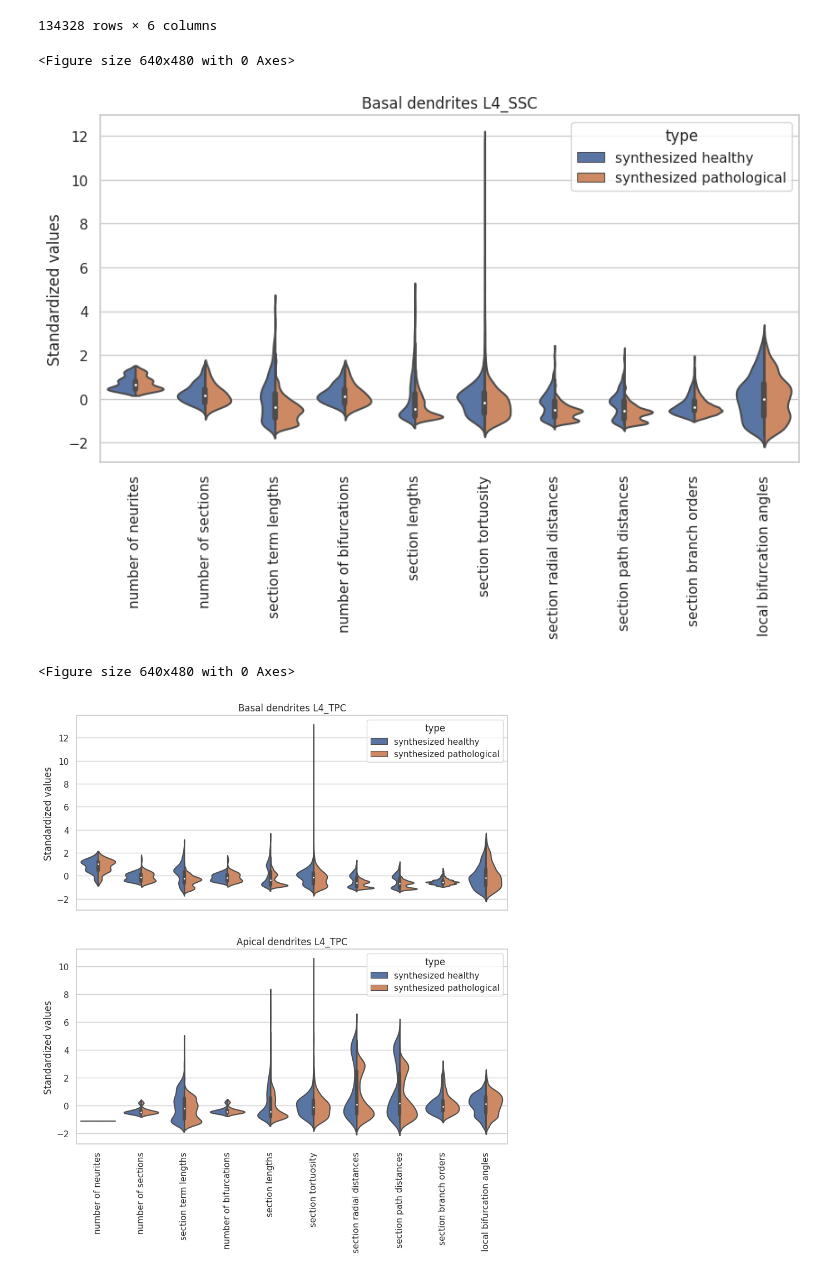
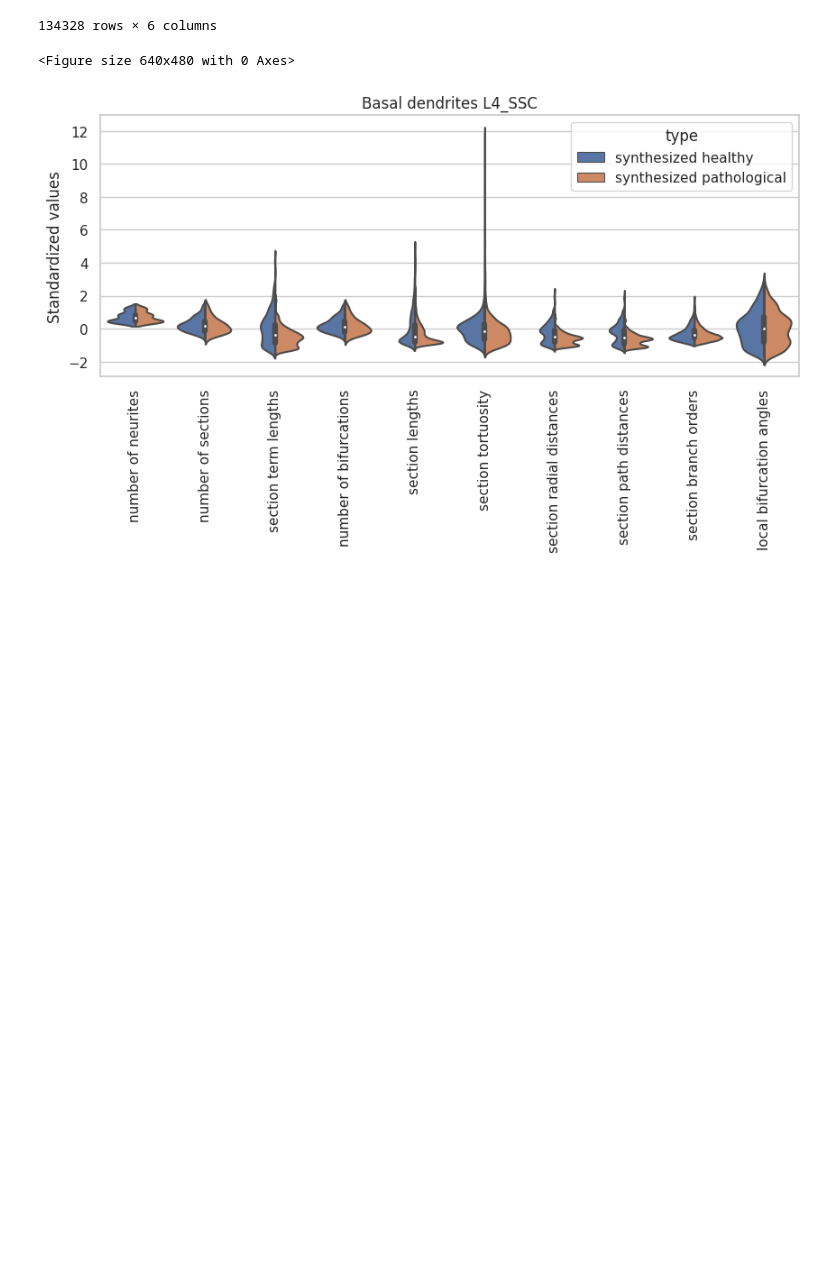
Before and after one commit to jazz031195/NeuroTS, a Jupyter notebook: examples/graphs_ines.ipynb, the cells around one changed output. Cells and saved outputs as stored; diff of their text form; code cells hidden in the pictures; blank space fills up the shorter version.

```diff
--- a/examples/graphs_ines.ipynb
+++ b/examples/graphs_ines.ipynb
@@ -223,0 +231,2 @@ def persistent_diagram_synth_vs_reco(path_synth_health, path_synth_path, type_,
+# %%
+plt.rcParams.keys()
@@ -480,45 +507,56 @@ import pandas as pd
 import seaborn as sns
 import matplotlib.pyplot as plt
 
-groups = ['L4_SSC', 'L4_TPC', 'L4_UPC']
+size = 24
+params = {'axes.labelsize': size,'axes.titlesize':size,'legend.fontsize': size,
+          'xtick.labelsize': size, 'ytick.labelsize': size, 'font.size': size}
+matplotlib.rcParams.update(params)
+
+groups = ['L4_SSC']#['L4_SSC', 'L4_TPC', 'L4_UPC']
 pd_all = pd.read_csv(f'Cortical_morphologies/all_features.csv')
-
 
 # Standardise
 healthy_data = pd_all[pd_all['type'] == 'synthesized healthy']
 
 # Group the healthy data by index and calculate the standard deviation
 std  = healthy_data.groupby('index')['signal'].std()
 mean = healthy_data.groupby('index')['signal'].mean()
 
 # Divide the values by the standard deviation
 pd_all['normalized'] = (pd_all['signal']-pd_all['index'].map(mean)) / pd_all['index'].map(std)
 
 for group in groups:
     plt.figure()
     if not group == 'L4_SSC':
-        fig, axs = plt.subplots(2, 1, figsize=(10,10))
+        fig, axs = plt.subplots(2, 1, figsize=(20, 15))
     else:
         plt.figure(figsize=(10,5))
         sns.set(style = 'whitegrid')
         sns.violinplot(data=pd_all[(pd_all['neurite']=='basal') & (pd_all['group']==group)], x='index', y='normalized', hue="type", split=True)
         plt.xticks(rotation=90)
         plt.xlabel('')
         plt.ylabel('Standardized values')
         plt.title(f'Basal dendrites {group}')
 
 
     if not group == 'L4_SSC':
         sns.set(style = 'whitegrid')
-        sns.violinplot(ax = axs[0], data=pd_all[(pd_all['neurite']=='basal') & (pd_all['group']==group)], x='index', y='normalized', hue="type", split=True)
+        b = sns.violinplot(ax = axs[0], data=pd_all[(pd_all['neurite']=='basal') & (pd_all['group']==group)], x='index',
+                       y='normalized', hue="type", split=True)
         axs[0].set_xticks([])
-        axs[0].set(xlabel='', ylabel='Standardized values', title=f'Basal dendrites {group}')
+        axs[0].set(xlabel='', ylabel='Standardized')
+        b.set_title(f'Basal dendrites {group}', fontsize=size)
+        axs[0].legend(fontsize=size)
 
-        sns.violinplot(ax= axs[1], data=pd_all[(pd_all['neurite']=='apical') & (pd_all['group']==group)], x='index', y='normalized', hue="type", split=True)
+        b = sns.violinplot(ax= axs[1], data=pd_all[(pd_all['neurite']=='apical') & (pd_all['group']==group)], x='index',
+                       y='normalized', hue="type", split=True)
         plt.xticks(rotation=90)
-        axs[1].set(xlabel='', ylabel='Standardized values',title=f'Apical dendrites {group}')
+        axs[1].set(xlabel='', ylabel='Standardized')
+        b.set_title(f'Apical dendrites {group}', fontsize=size)
+        axs[1].legend(fontsize=size)
+
+    plt.subplots_adjust(bottom=0.3)
+    plt.savefig('violin_'+ group)
 # %% [output]
 <Figure size 640x480 with 0 Axes>
-[figure, old version]
+[figure, new version]
-<Figure size 640x480 with 0 Axes>
-[figure, removed]
```
Also changed, not shown: parts of 9 cells of this notebook.
